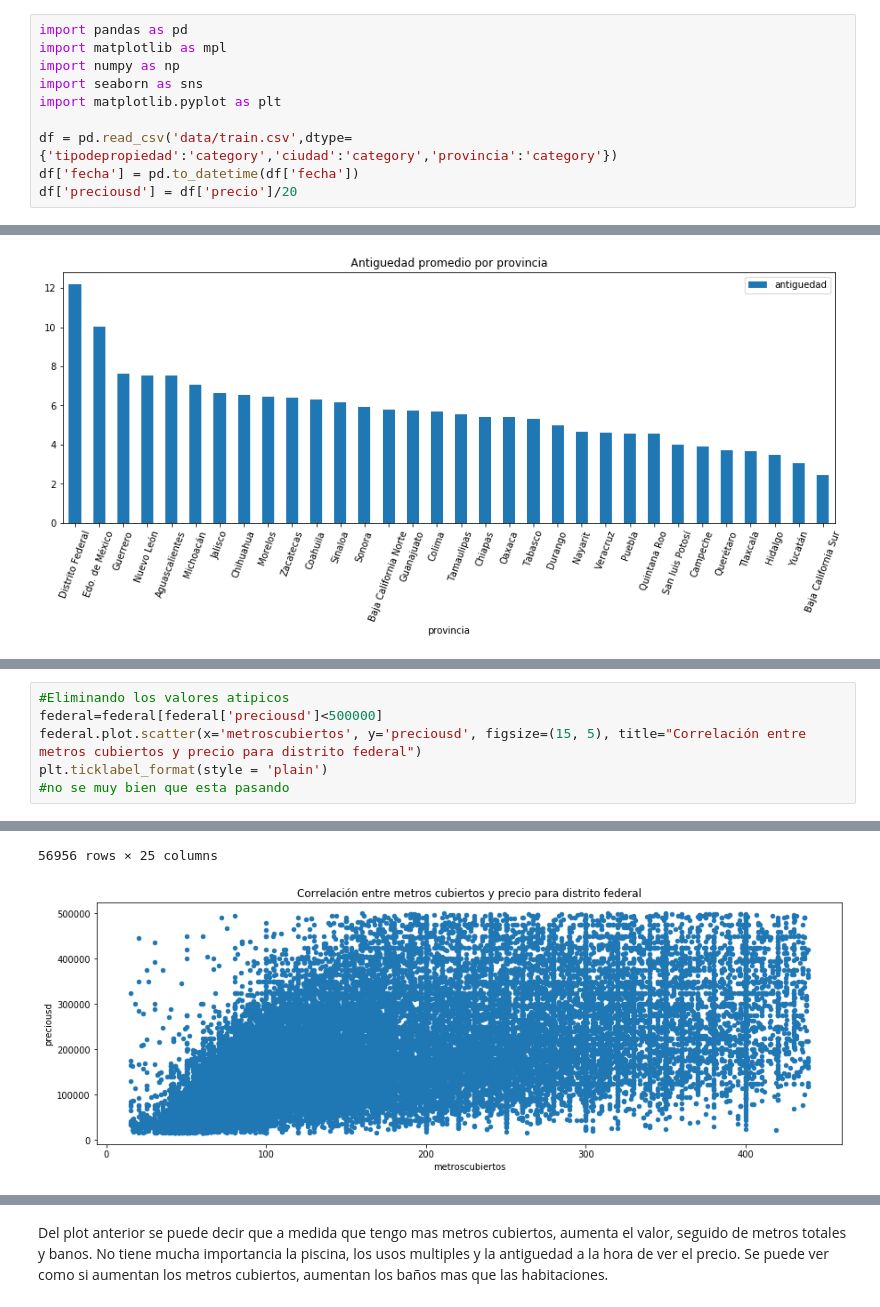
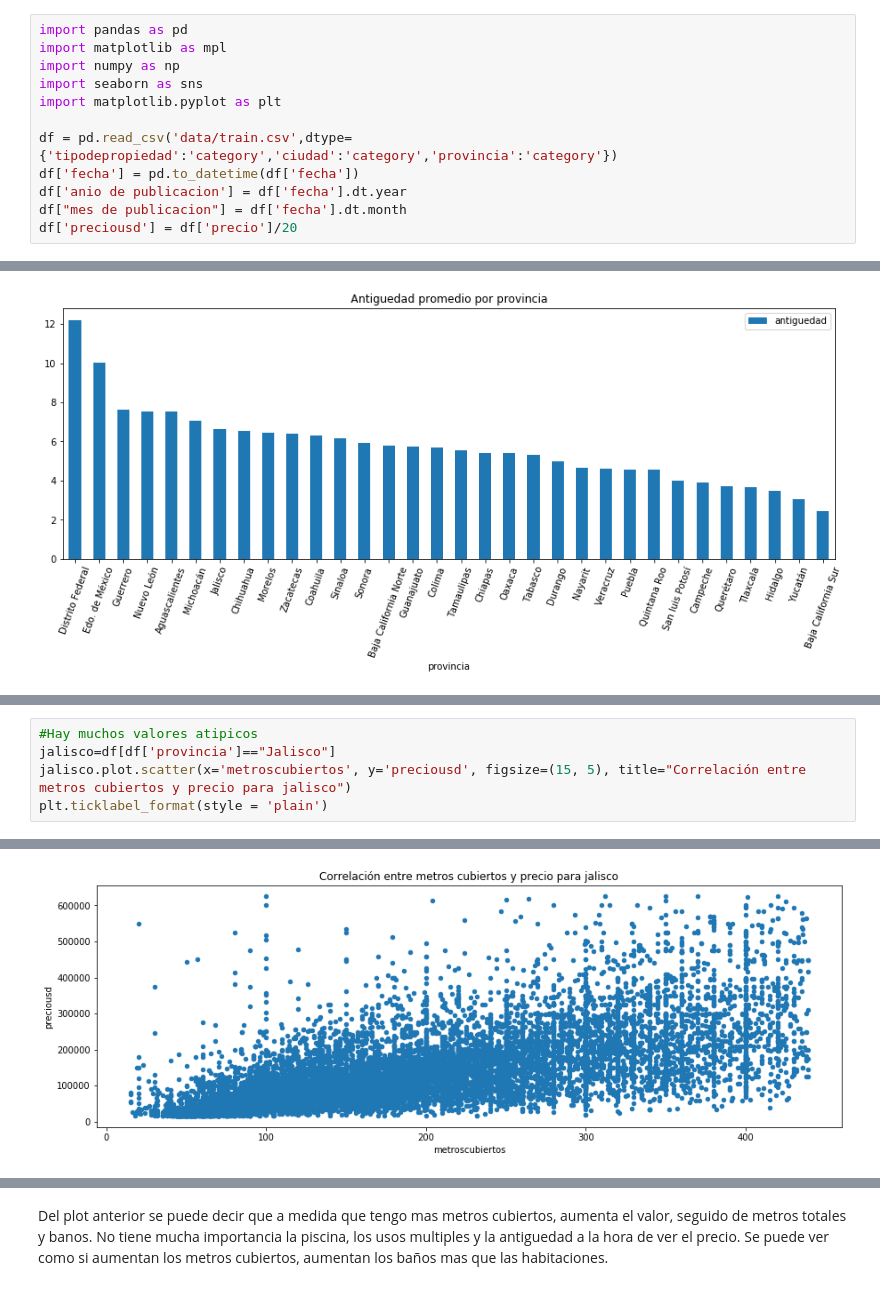
Before and after one commit to petermacgaul/orgaDatos-1, a Jupyter notebook: TP1/TP1.ipynb, the cells around one changed output, grey strips where cells are left out. Saved outputs shown, nothing was run; the diff lists cells and outputs as text.

```diff
--- a/TP1/TP1.ipynb
+++ b/TP1/TP1.ipynb
@@ -7,6 +7,8 @@ import matplotlib.pyplot as plt
 
 df = pd.read_csv('data/train.csv',dtype={'tipodepropiedad':'category','ciudad':'category','provincia':'category'})
 df['fecha'] = pd.to_datetime(df['fecha'])
+df['anio de publicacion'] = df['fecha'].dt.year
+df["mes de publicacion"] = df['fecha'].dt.month
 df['preciousd'] = df['precio']/20
 # %%
 df.describe()
@@ -129,7 +130,6 @@ plt.ticklabel_format(style = 'plain')
 # %%
-#Eliminando los valores atipicos
-federal=federal[federal['preciousd']<500000]
-federal.plot.scatter(x='metroscubiertos', y='preciousd', figsize=(15, 5), title="Correlación entre metros cubiertos y precio para distrito federal")
+#Hay muchos valores atipicos
+jalisco=df[df['provincia']=="Jalisco"]
+jalisco.plot.scatter(x='metroscubiertos', y='preciousd', figsize=(15, 5), title="Correlación entre metros cubiertos y precio para jalisco")
 plt.ticklabel_format(style = 'plain')
-#no se muy bien que esta pasando
 # %% [output]
@@ -148,4 +136,3 @@ plt.ticklabel_format(style = 'plain')
-56956 rows × 25 columns
-[figure, old version]
+[figure, new version]
 # %%
 forheatmap = df.loc[:, ["metroscubiertos","preciousd","antiguedad","usosmultiples","metrostotales","garages","banos","habitaciones","piscina","centroscomercialescercanos"]]
```
Also changed, not shown: parts of 6 cells of this notebook.
